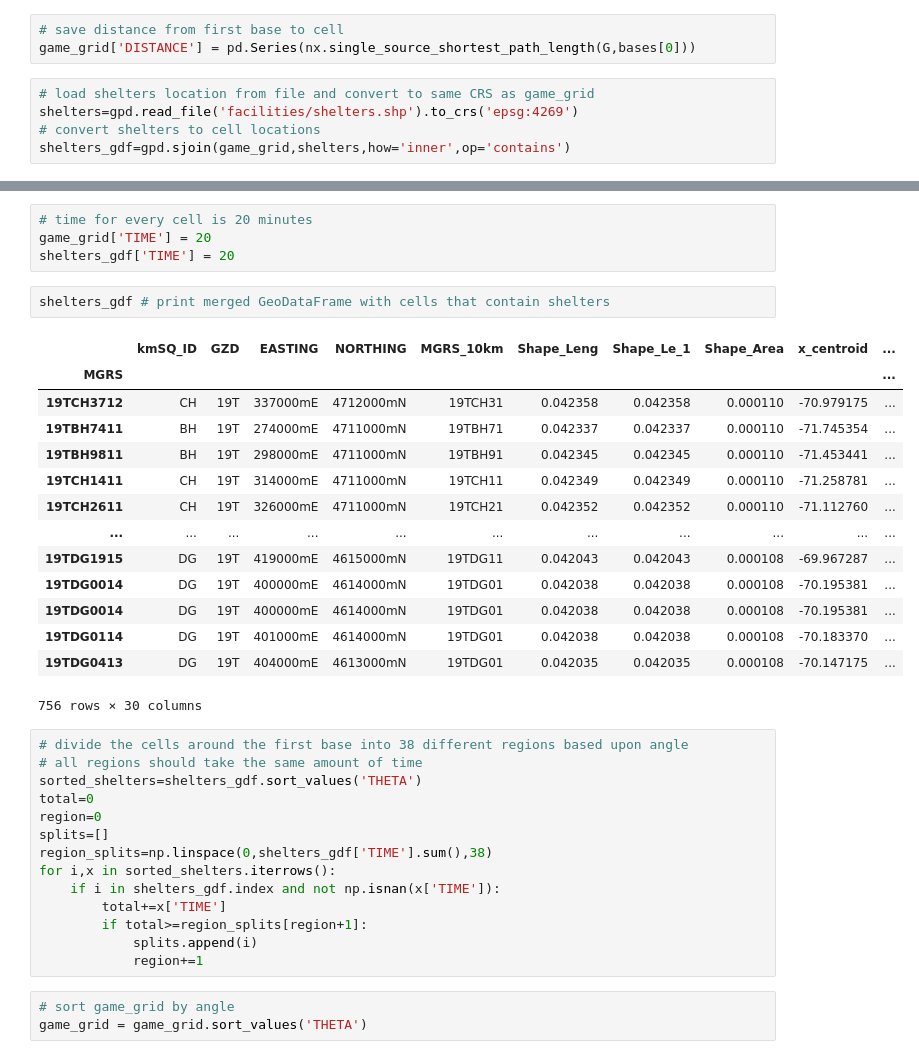
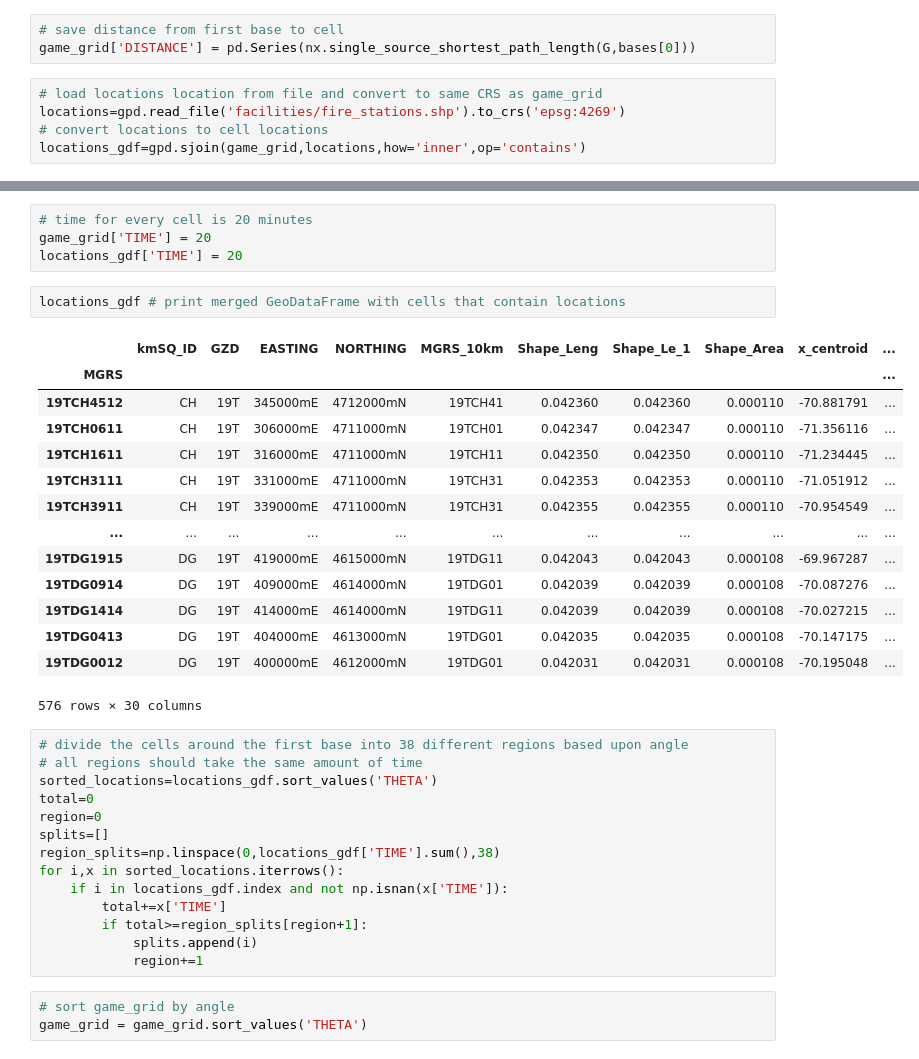
Before and after one commit to bwsi-remote-sensing-2020/final-exercise-students-jvonk, a Jupyter notebook: Final-exercise-overview.ipynb, the cells around one changed output, grey strips where cells are left out. Drawn from its saved outputs; the diff is of its cells as text.

```diff
--- a/Final-exercise-overview.ipynb
+++ b/Final-exercise-overview.ipynb
@@ -201,9 +201,9 @@ plt.savefig('cell_angles.svg', bbox_inches='tight')
 # save distance from first base to cell
 game_grid['DISTANCE'] = pd.Series(nx.single_source_shortest_path_length(G,bases[0]))
 # %%
-# load shelters location from file and convert to same CRS as game_grid
-shelters=gpd.read_file('facilities/shelters.shp').to_crs('epsg:4269')
-# convert shelters to cell locations
-shelters_gdf=gpd.sjoin(game_grid,shelters,how='inner',op='contains')
+# load locations location from file and convert to same CRS as game_grid
+locations=gpd.read_file('facilities/fire_stations.shp').to_crs('epsg:4269')
+# convert locations to cell locations
+locations_gdf=gpd.sjoin(game_grid,locations,how='inner',op='contains')
 # %%
 ax=game_grid.plot('Transport',figsize=(20,20))
@@ -214,34 +214,34 @@ plt.savefig('shelter_locations.svg', bbox_inches='tight')
 # %%
 # time for every cell is 20 minutes
 game_grid['TIME'] = 20
-shelters_gdf['TIME'] = 20
+locations_gdf['TIME'] = 20
 # %%
-shelters_gdf # print merged GeoDataFrame with cells that contain shelters
+locations_gdf # print merged GeoDataFrame with cells that contain locations
 # %% [output]
 |  | kmSQ_ID | GZD | EASTING | NORTHING | MGRS_10km | Shape_Leng | Shape_Le_1 | Shape_Area | x_centroid | ... |
 | MGRS |  |  |  |  |  |  |  |  |  | ... |
-| 19TCH3712 | CH | 19T | 337000mE | 4712000mN | 19TCH31 | 0.042358 | 0.042358 | 0.000110 | -70.979175 | ... |
-| 19TBH7411 | BH | 19T | 274000mE | 4711000mN | 19TBH71 | 0.042337 | 0.042337 | 0.000110 | -71.745354 | ... |
-| 19TBH9811 | BH | 19T | 298000mE | 4711000mN | 19TBH91 | 0.042345 | 0.042345 | 0.000110 | -71.453441 | ... |
-| 19TCH1411 | CH | 19T | 314000mE | 4711000mN | 19TCH11 | 0.042349 | 0.042349 | 0.000110 | -71.258781 | ... |
-| 19TCH2611 | CH | 19T | 326000mE | 4711000mN | 19TCH21 | 0.042352 | 0.042352 | 0.000110 | -71.112760 | ... |
+| 19TCH4512 | CH | 19T | 345000mE | 4712000mN | 19TCH41 | 0.042360 | 0.042360 | 0.000110 | -70.881791 | ... |
+| 19TCH0611 | CH | 19T | 306000mE | 4711000mN | 19TCH01 | 0.042347 | 0.042347 | 0.000110 | -71.356116 | ... |
+| 19TCH1611 | CH | 19T | 316000mE | 4711000mN | 19TCH11 | 0.042350 | 0.042350 | 0.000110 | -71.234445 | ... |
+| 19TCH3111 | CH | 19T | 331000mE | 4711000mN | 19TCH31 | 0.042353 | 0.042353 | 0.000110 | -71.051912 | ... |
+| 19TCH3911 | CH | 19T | 339000mE | 4711000mN | 19TCH31 | 0.042355 | 0.042355 | 0.000110 | -70.954549 | ... |
 | ... | ... | ... | ... | ... | ... | ... | ... | ... | ... | ... |
 | 19TDG1915 | DG | 19T | 419000mE | 4615000mN | 19TDG11 | 0.042043 | 0.042043 | 0.000108 | -69.967287 | ... |
-| 19TDG0014 | DG | 19T | 400000mE | 4614000mN | 19TDG01 | 0.042038 | 0.042038 | 0.000108 | -70.195381 | ... |
-| 19TDG0014 | DG | 19T | 400000mE | 4614000mN | 19TDG01 | 0.042038 | 0.042038 | 0.000108 | -70.195381 | ... |
-| 19TDG0114 | DG | 19T | 401000mE | 4614000mN | 19TDG01 | 0.042038 | 0.042038 | 0.000108 | -70.183370 | ... |
+| 19TDG0914 | DG | 19T | 409000mE | 4614000mN | 19TDG01 | 0.042039 | 0.042039 | 0.000108 | -70.087276 | ... |
+| 19TDG1414 | DG | 19T | 414000mE | 4614000mN | 19TDG11 | 0.042039 | 0.042039 | 0.000108 | -70.027215 | ... |
 | 19TDG0413 | DG | 19T | 404000mE | 4613000mN | 19TDG01 | 0.042035 | 0.042035 | 0.000108 | -70.147175 | ... |
+| 19TDG0012 | DG | 19T | 400000mE | 4612000mN | 19TDG01 | 0.042031 | 0.042031 | 0.000108 | -70.195048 | ... |
-756 rows × 30 columns
+576 rows × 30 columns
 # %%
 # divide the cells around the first base into 38 different regions based upon angle
 # all regions should take the same amount of time
-sorted_shelters=shelters_gdf.sort_values('THETA')
+sorted_locations=locations_gdf.sort_values('THETA')
 total=0
 region=0
 splits=[]
-region_splits=np.linspace(0,shelters_gdf['TIME'].sum(),38)
-for i,x in sorted_shelters.iterrows():
-    if i in shelters_gdf.index and not np.isnan(x['TIME']):
+region_splits=np.linspace(0,locations_gdf['TIME'].sum(),38)
+for i,x in sorted_locations.iterrows():
+    if i in locations_gdf.index and not np.isnan(x['TIME']):
         total+=x['TIME']
         if total>=region_splits[region+1]:
             splits.append(i)
```
Also changed, not shown: parts of 10 cells of this notebook, 5 other files.
